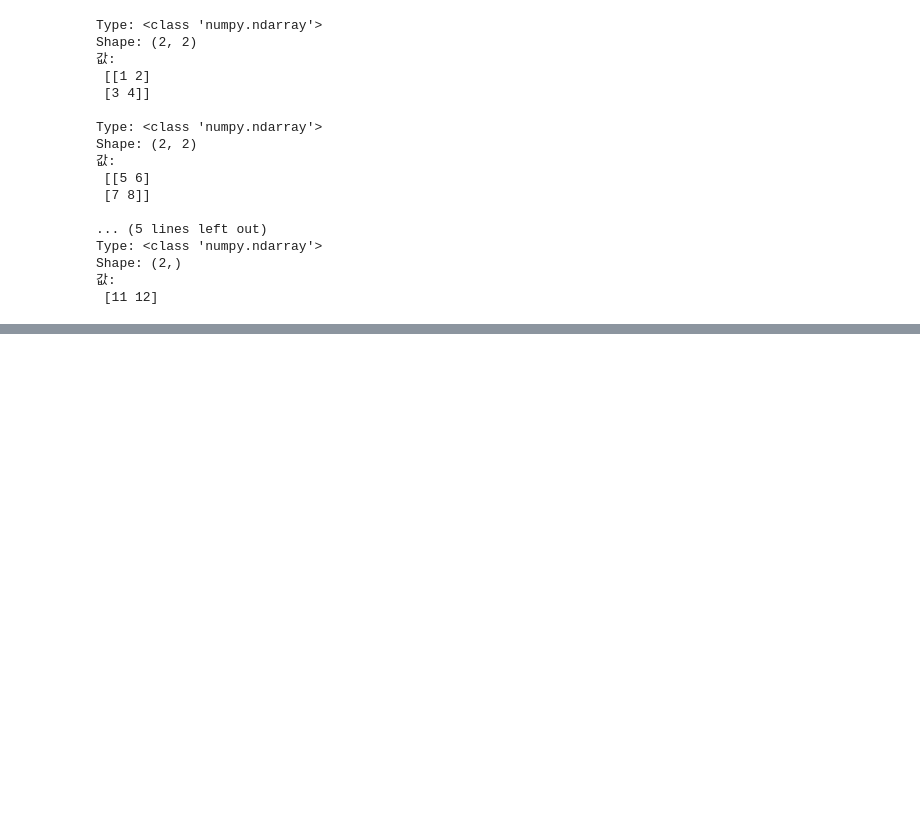
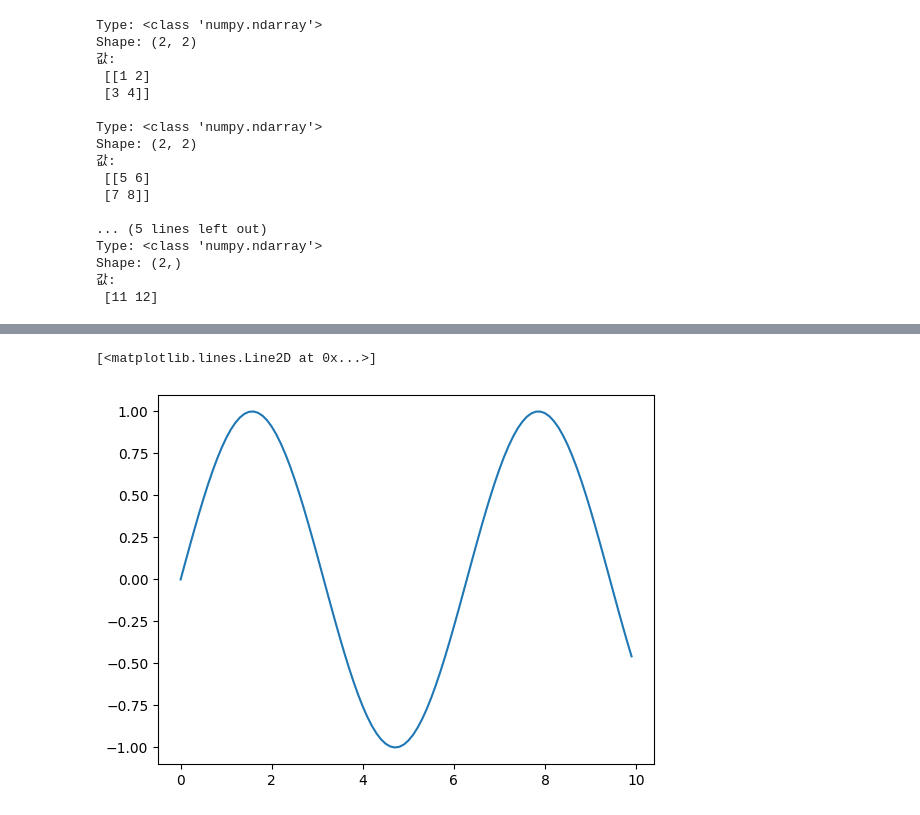
Before and after one commit to kingmingyu/LinearMath, a Jupyter notebook: Untitled0.ipynb, the cells around one changed output, grey strips where cells are left out. Cells and saved outputs as stored; diff of their text form; code cells hidden in the pictures; blank space fills up the shorter version.

```diff
--- a/Untitled0.ipynb
+++ b/Untitled0.ipynb
@@ -289,0 +405,9 @@ Shape: (2,)
+# %%
+#sin 커브
+x = np.arange(0, 10, 0.1) #0~10 까지 0.1 간격의 숫자 배열
+y = np.sin(x)
+
+plt.plot(x, y)
+# %% [output]
+[<matplotlib.lines.Line2D at 0x...>]
+[figure, added]
```
Also changed, not shown: parts of 13 cells of this notebook.
